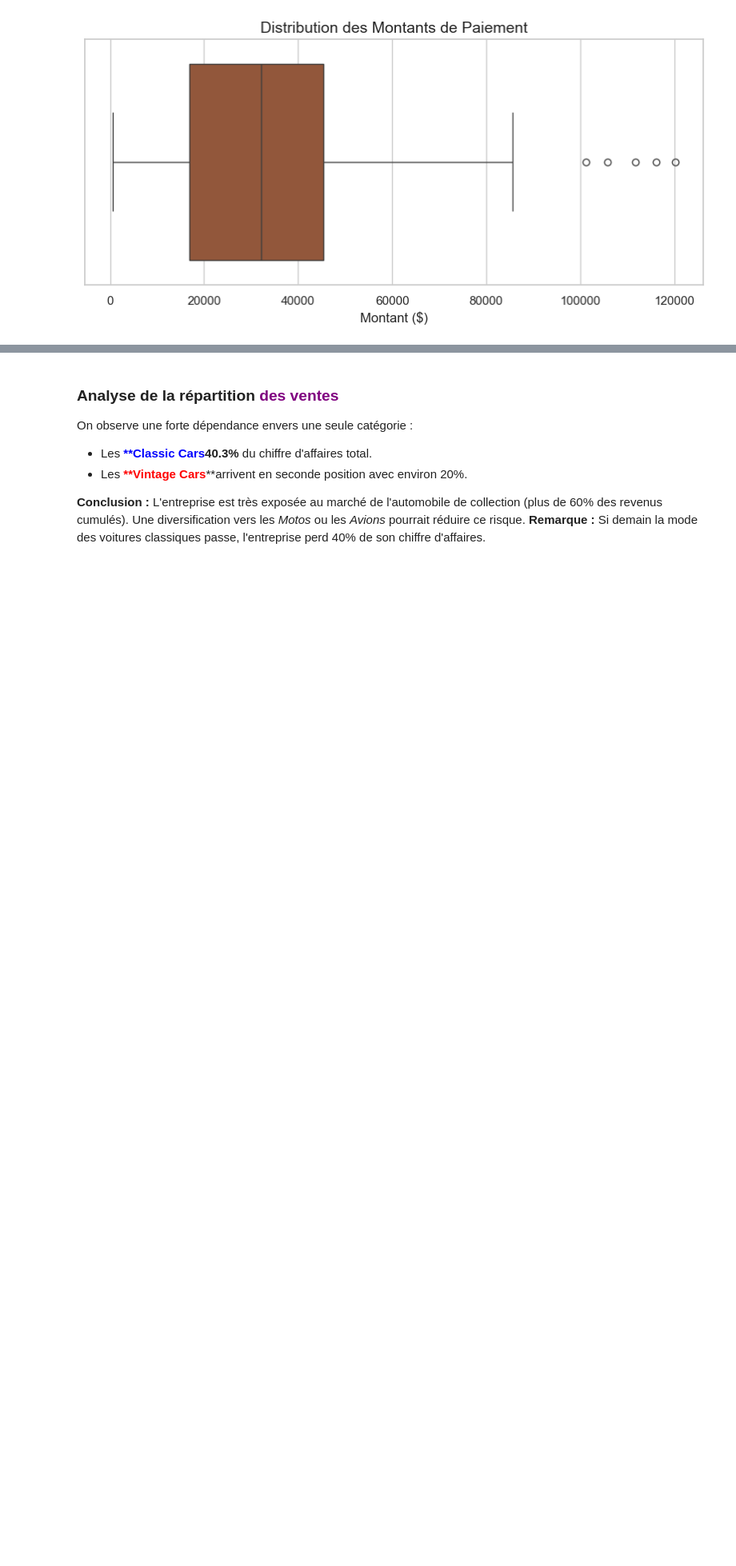
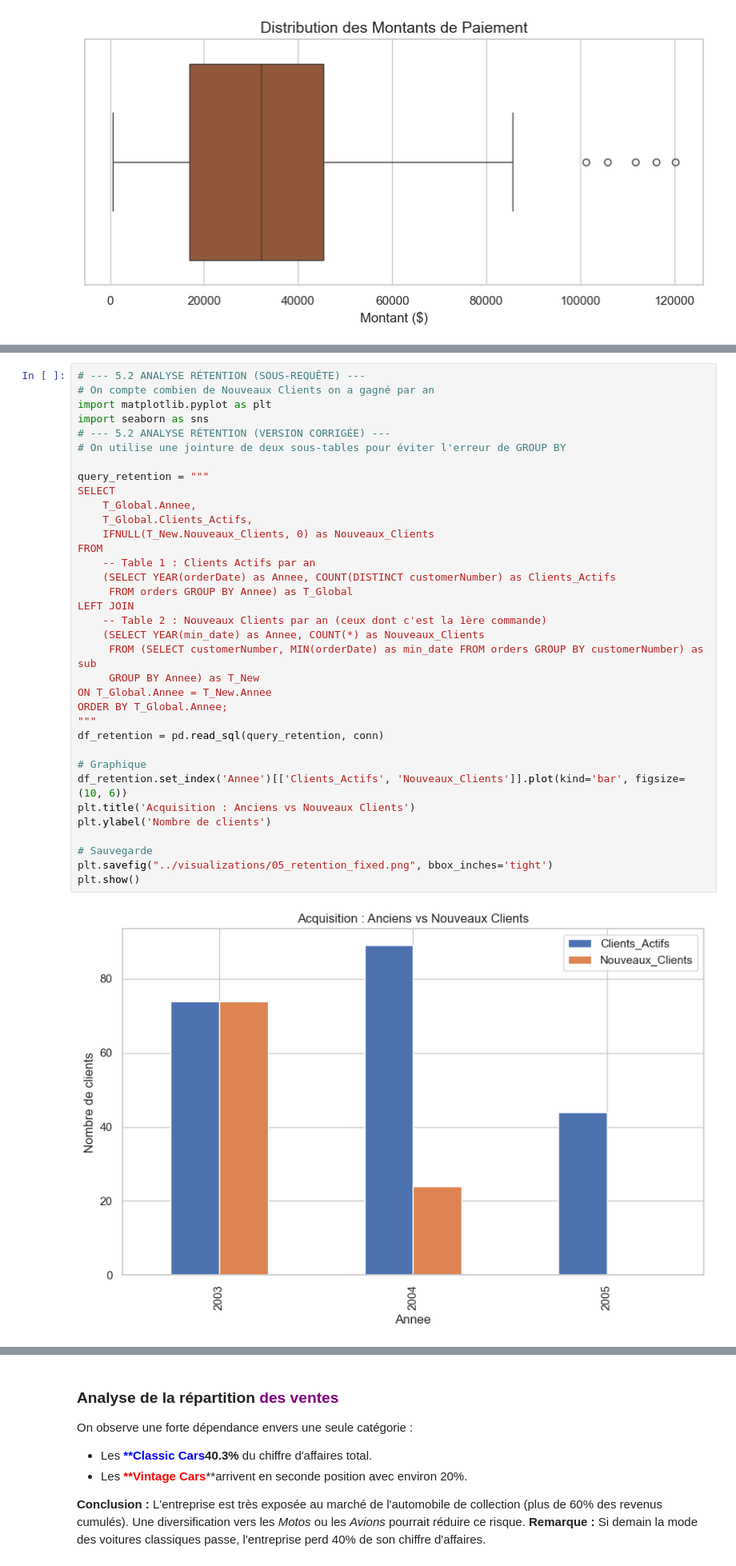
Before and after one commit to KarissyCISSE21/classicmodels-analysis, a Jupyter notebook: notebooks/ClassicModels_Analysis.ipynb, the cells around one changed output, grey strips where cells are left out. Shown at 80% size. Cells and saved outputs as stored; diff of their text form; blank space fills up the shorter version.

Commit message:
Ajout des visualisations de la PARTIE 2(segmentation avancée,sous-requête,Pivot)

```diff
--- a/notebooks/ClassicModels_Analysis.ipynb
+++ b/notebooks/ClassicModels_Analysis.ipynb
@@ -168,0 +213,37 @@ Requirement already satisfied: six>=1.5 in /Users/cissezeinab/Documents/classicm
+# %%
+# --- 5.2 ANALYSE RÉTENTION (SOUS-REQUÊTE) ---
+# On compte combien de Nouveaux Clients on a gagné par an
+import matplotlib.pyplot as plt
+import seaborn as sns
+# --- 5.2 ANALYSE RÉTENTION (VERSION CORRIGÉE) ---
+# On utilise une jointure de deux sous-tables pour éviter l'erreur de GROUP BY
+
+query_retention = """
+SELECT
+    T_Global.Annee,
+    T_Global.Clients_Actifs,
+    IFNULL(T_New.Nouveaux_Clients, 0) as Nouveaux_Clients
+FROM
+    -- Table 1 : Clients Actifs par an
+    (SELECT YEAR(orderDate) as Annee, COUNT(DISTINCT customerNumber) as Clients_Actifs
+     FROM orders GROUP BY Annee) as T_Global
+LEFT JOIN
+    -- Table 2 : Nouveaux Clients par an (ceux dont c'est la 1ère commande)
+    (SELECT YEAR(min_date) as Annee, COUNT(*) as Nouveaux_Clients
+     FROM (SELECT customerNumber, MIN(orderDate) as min_date FROM orders GROUP BY customerNumber) as sub
+     GROUP BY Annee) as T_New
+ON T_Global.Annee = T_New.Annee
+ORDER BY T_Global.Annee;
+"""
+df_retention = pd.read_sql(query_retention, conn)
+
+# Graphique
+df_retention.set_index('Annee')[['Clients_Actifs', 'Nouveaux_Clients']].plot(kind='bar', figsize=(10, 6))
+plt.title('Acquisition : Anciens vs Nouveaux Clients')
+plt.ylabel('Nombre de clients')
+
+# Sauvegarde
+plt.savefig("../visualizations/05_retention_fixed.png", bbox_inches='tight')
+plt.show()
+# %% [output]
+[figure, added]
```
Also changed, not shown: parts of 7 cells of this notebook, 2 other files.
